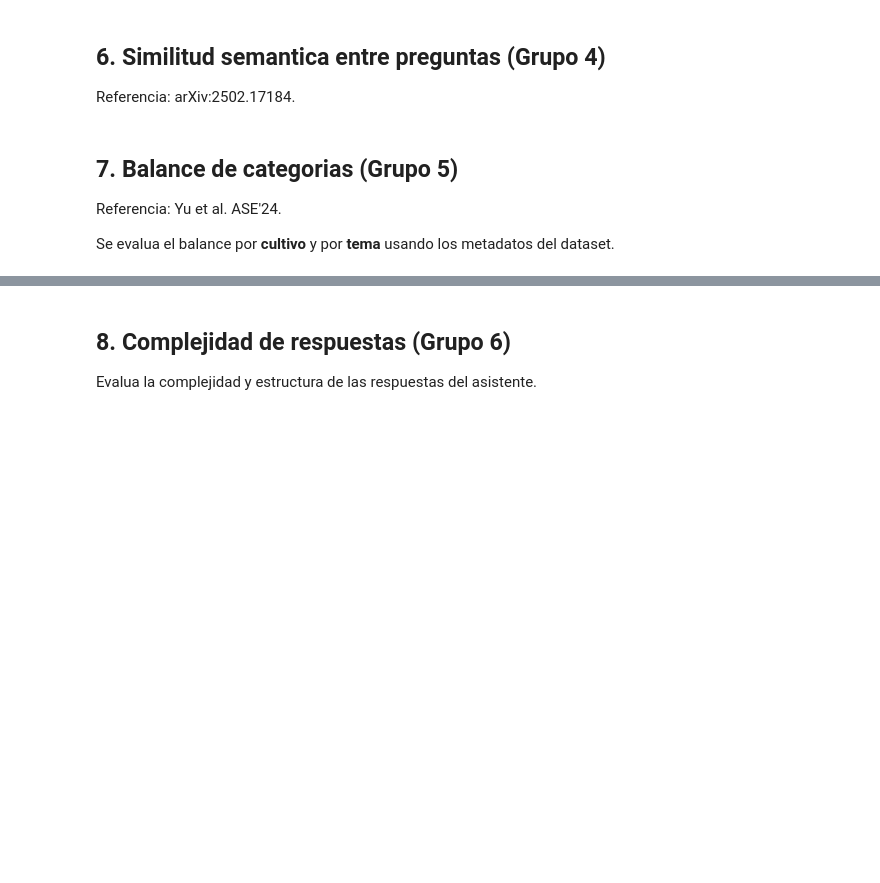
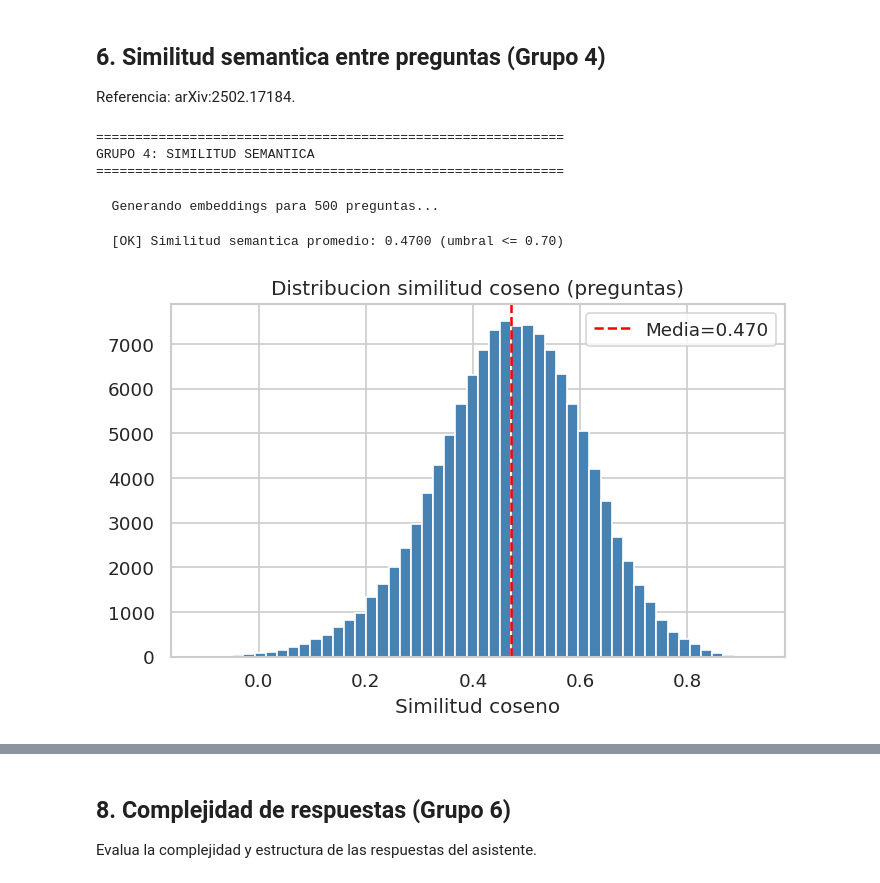
Before and after one commit to Mikhaerys/FarmifAI_Core_Development, a Jupyter notebook: Jupyter/evaluacion_dataset_SLM.ipynb, the cells around one changed output, grey strips where cells are left out. Saved outputs shown, nothing was run; the diff lists cells and outputs as text; code cells hidden in the pictures; blank space fills up the shorter version.

```diff
--- a/Jupyter/evaluacion_dataset_SLM.ipynb
+++ b/Jupyter/evaluacion_dataset_SLM.ipynb
@@ -351,38 +408,48 @@ print('=' * 60)
 print('GRUPO 2: DEDUPLICACION')
 print('=' * 60)
 
+
 def make_hash(row):
     s = str(row[COL_PREGUNTA]).strip() + '|||' + str(row[COL_ANSWER]).strip()
     return hashlib.sha256(s.encode()).hexdigest()
 
+
 df['hash'] = df.apply(make_hash, axis=1)
-n_exactos    = df.duplicated('hash').sum()
+n_exactos = df.duplicated('hash').sum()
 tasa_exactos = n_exactos / total
 print(f'  [{"OK" if tasa_exactos <= UMBRAL_DUPLICADOS_EXACTOS else "WARN"}] Duplicados exactos (pregunta+answer): {n_exactos} ({tasa_exactos*100:.2f}%)')
 print(f'  Preguntas dup (texto): {df.duplicated(COL_PREGUNTA).sum()}')
-print(f'  Respuestas dup (misma answer, pregunta distinta): {df.duplicated(COL_ANSWER).sum()}')
+print(
+    f'  Respuestas dup (misma answer, pregunta distinta): {df.duplicated(COL_ANSWER).sum()}')
 
 REPORTE['dup_exactos'] = tasa_exactos
 
 print('  Calculando near-duplicates...')
+
+
 def make_shingles(text, k=3):
     text = str(text).lower()
     return set(text[i:i+k] for i in range(len(text)-k+1))
+
 
 lsh = MinHashLSH(threshold=MINHASH_THRESHOLD, num_perm=128)
 minhashes = []
 for i, row in enumerate(df[COL_PREGUNTA].fillna('')):
     m = MinHash(num_perm=128)
-    for s in make_shingles(row): m.update(s.encode('utf8'))
+    for s in make_shingles(row):
+        m.update(s.encode('utf8'))
     minhashes.append(m)
-    try: lsh.insert(str(i), m)
-    except ValueError: pass
+    try:
+        lsh.insert(str(i), m)
+    except ValueError:
+        pass
 
 near_dup_pairs = []
 for i, m in enumerate(tqdm(minhashes, desc='LSH query')):
     for r in lsh.query(m):
         j = int(r)
-        if j > i: near_dup_pairs.append((i, j))
+        if j > i:
+            near_dup_pairs.append((i, j))
 
 nodos = len(set(p for pair in near_dup_pairs for p in pair))
 tasa_nd = nodos / total
@@ -460,39 +550,47 @@ if df[COL_CULTIVO].nunique() > 1:
 ## 6. Similitud semantica entre preguntas (Grupo 4)
 Referencia: arXiv:2502.17184.
 # %%
+from sklearn.metrics.pairwise import cosine_similarity
+from sentence_transformers import SentenceTransformer
 print('=' * 60)
 print('GRUPO 4: SIMILITUD SEMANTICA')
 print('=' * 60)
 
-from sentence_transformers import SentenceTransformer
 
 emb_model = SentenceTransformer('paraphrase-multilingual-MiniLM-L12-v2')
 
 sample_size = min(EMBEDDING_SAMPLE, total)
-sample_idx  = np.random.RandomState(42).choice(total, sample_size, replace=False)
+sample_idx = np.random.RandomState(42).choice(
+    total, sample_size, replace=False)
 sample_texts = df[COL_PREGUNTA].fillna('').iloc[sample_idx].tolist()
 
 print(f'  Generando embeddings para {sample_size} preguntas...')
-embeddings = emb_model.encode(sample_texts, show_progress_bar=True, batch_size=64)
+embeddings = emb_model.encode(
+    sample_texts, show_progress_bar=True, batch_size=64)
 
-from sklearn.metrics.pairwise import cosine_similarity
 sim_matrix = cosine_similarity(embeddings)
 np.fill_diagonal(sim_matrix, 0)
 mean_sim = sim_matrix.sum() / (sample_size * (sample_size - 1))
 
-status_sim = 'OK' if mean_sim <= 0.70 else ('AMARILLO' if mean_sim <= 0.85 else 'ROJO')
+status_sim = 'OK' if mean_sim <= 0.70 else (
+    'AMARILLO' if mean_sim <= 0.85 else 'ROJO')
 print(f'  [{status_sim}] Similitud semantica promedio: {mean_sim:.4f} (umbral <= 0.70)')
 REPORTE['sim_semantica'] = mean_sim
 
 fig, ax = plt.subplots(figsize=(6, 4))
 upper_tri = sim_matrix[np.triu_indices_from(sim_matrix, k=1)]
 ax.hist(upper_tri, bins=50, color='steelblue', edgecolor='white')
-ax.axvline(mean_sim, color='red', linestyle='--', label=f'Media={mean_sim:.3f}')
+ax.axvline(mean_sim, color='red', linestyle='--',
+           label=f'Media={mean_sim:.3f}')
 ax.set_title('Distribucion similitud coseno (preguntas)')
-ax.set_xlabel('Similitud coseno'); ax.legend()
-plt.tight_layout(); plt.show()
+ax.set_xlabel('Similitud coseno')
+ax.legend()
+plt.tight_layout()
+plt.show()
+# %% [output]
+============================================================
+GRUPO 4: SIMILITUD SEMANTICA
+============================================================
+  Generando embeddings para 500 preguntas...
+  [OK] Similitud semantica promedio: 0.4700 (umbral <= 0.70)
+[figure, added]
-# %% [markdown]
-## 7. Balance de categorias (Grupo 5)
-Referencia: Yu et al. ASE'24.
-
-Se evalua el balance por **cultivo** y por **tema** usando los metadatos del dataset.
```
Also changed, not shown: parts of 19 cells of this notebook.
